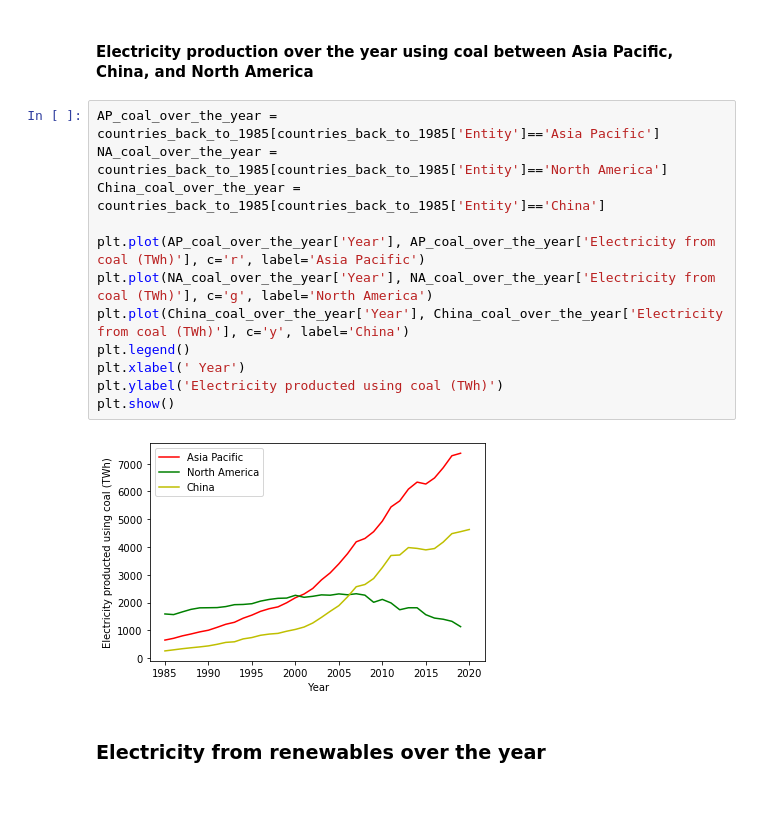
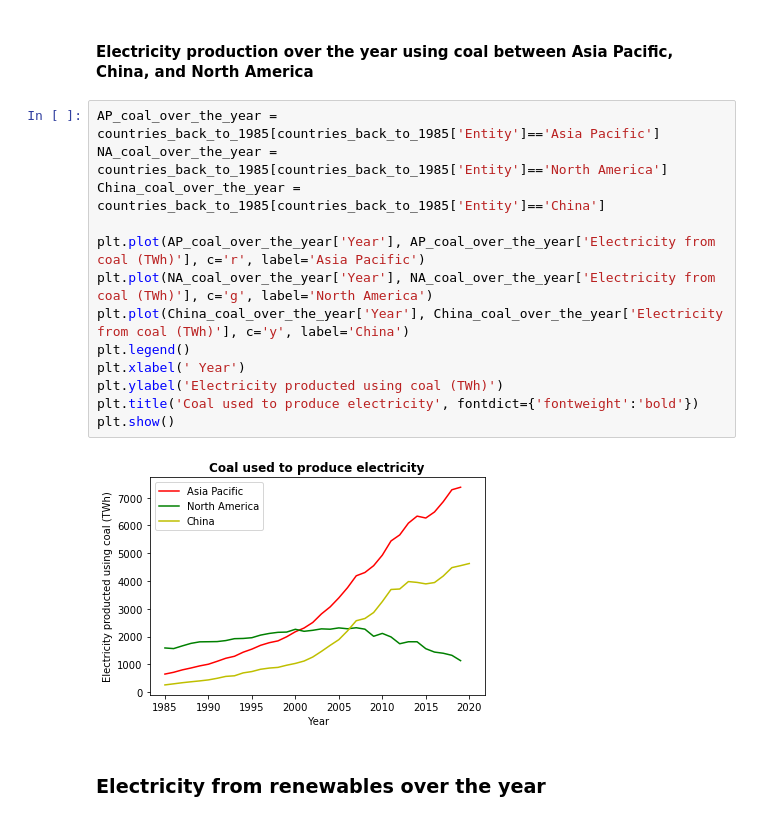
Before and after one commit to skarstent/Project, a Jupyter notebook: Electricity .ipynb, the cells around one changed output. Cells and saved outputs as stored; diff of their text form.

Commit message:
updated electricity

```diff
--- a/Electricity .ipynb
+++ b/Electricity .ipynb
@@ -172,17 +176,18 @@ Asia Pacific relies over half of its electricity production on coal, while North
 # %%
 AP_coal_over_the_year = countries_back_to_1985[countries_back_to_1985['Entity']=='Asia Pacific']
 NA_coal_over_the_year = countries_back_to_1985[countries_back_to_1985['Entity']=='North America']
 China_coal_over_the_year = countries_back_to_1985[countries_back_to_1985['Entity']=='China']
 
 plt.plot(AP_coal_over_the_year['Year'], AP_coal_over_the_year['Electricity from coal (TWh)'], c='r', label='Asia Pacific')
 plt.plot(NA_coal_over_the_year['Year'], NA_coal_over_the_year['Electricity from coal (TWh)'], c='g', label='North America')
 plt.plot(China_coal_over_the_year['Year'], China_coal_over_the_year['Electricity from coal (TWh)'], c='y', label='China')
 plt.legend()
 plt.xlabel(' Year')
 plt.ylabel('Electricity producted using coal (TWh)')
+plt.title('Coal used to produce electricity', fontdict={'fontweight':'bold'})
 plt.show()
 # %% [output]
-[figure, old version]
+[figure, new version]
 # %% [markdown]
 ### Electricity from renewables over the year
 # %%
```
Also changed, not shown: parts of 9 cells of this notebook.
